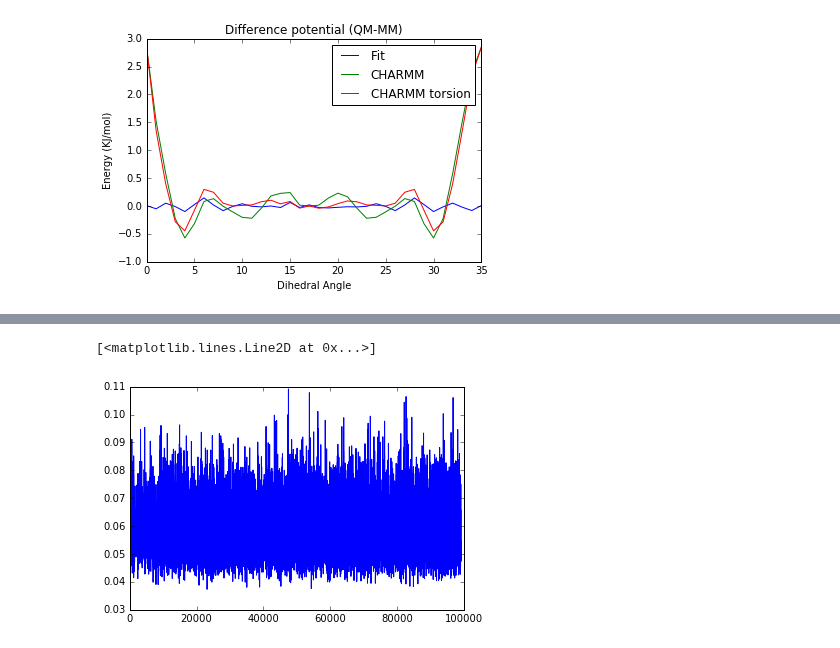
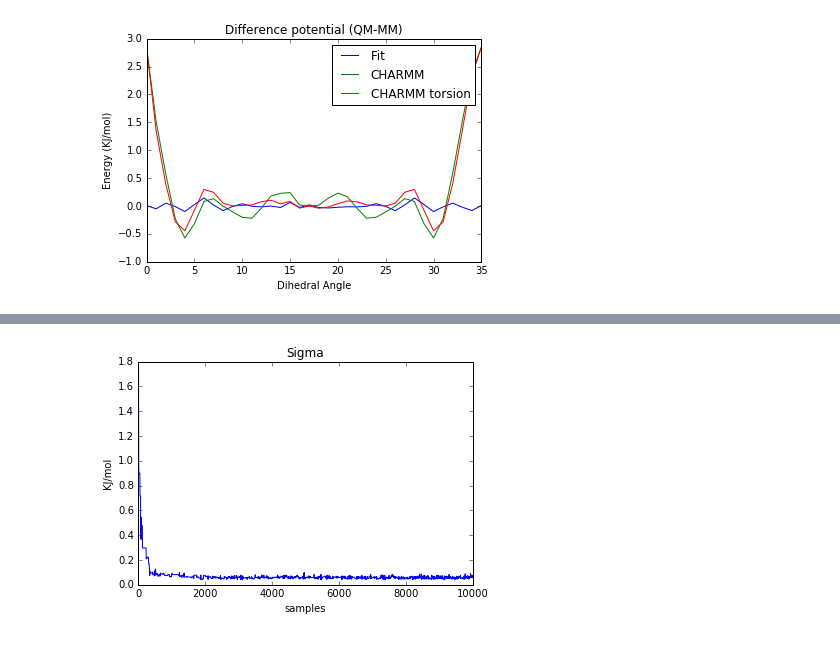
Before and after one commit to choderalab/torsionfit, a Jupyter notebook: examples/butane/sampling_torsions/c_c_c_c_torsion/decouple_n5/decouple_n_n5.ipynb, the cells around one changed output, grey strips where cells are left out. Drawn from its saved outputs; the diff is of its cells as text; code cells hidden in the pictures.

```diff
--- a/examples/butane/sampling_torsions/c_c_c_c_torsion/decouple_n5/decouple_n_n5.ipynb
+++ b/examples/butane/sampling_torsions/c_c_c_c_torsion/decouple_n5/decouple_n_n5.ipynb
@@ -162,6 +125,8 @@ plots.trace_no_phase_n5('CG331_CG321_CG321_CG331', sampler, markersize=1.0, equi
-# %%
-import numpy as np
-plt.plot(np.exp(sampler.log_sigma.trace[1000:]))
-# %% [output]
-[<matplotlib.lines.Line2D at 0x...>]
-[figure, removed]
+# %%
+plt.plot(db.sigma[:])
+plt.xlabel('samples')
+plt.ylabel('KJ/mol')
+plt.title('Sigma')
+plt.savefig('sigma.pdf')
+# %% [output]
+[figure, added]
```
Also changed, not shown: parts of 16 cells of this notebook, 29 other files.
